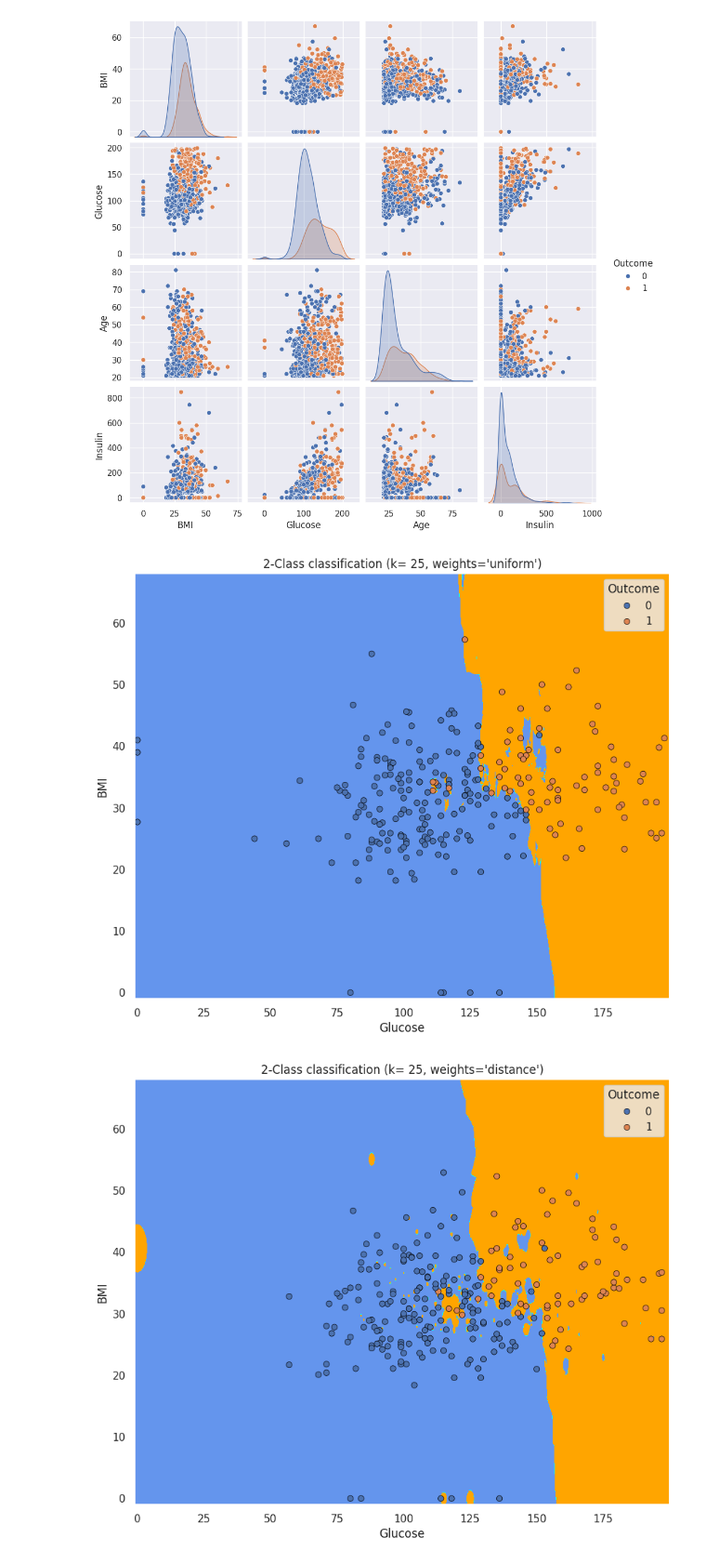
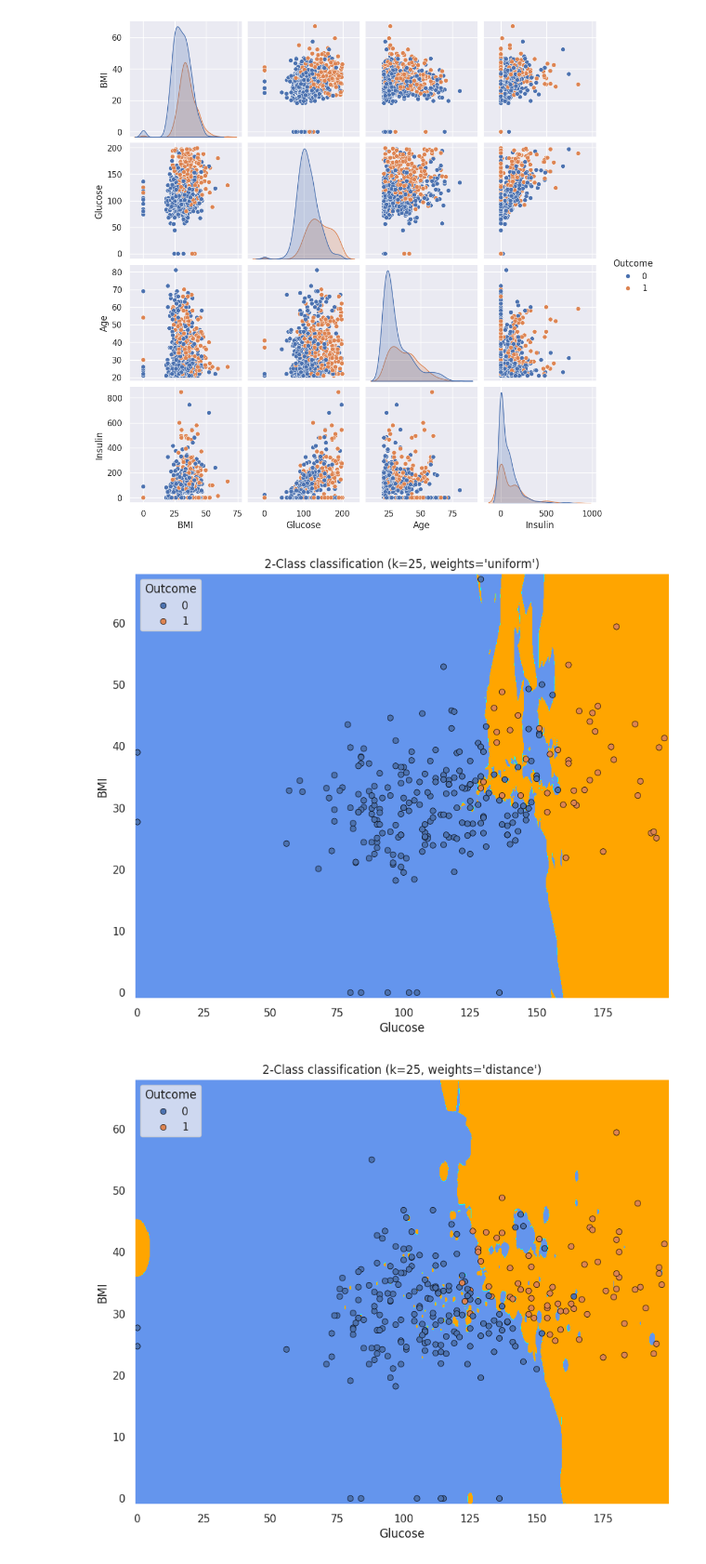
Before and after one commit to aleszcz/Aleks_portfolio, a Jupyter notebook: Stats/kNN_MLmodel_Diabetes_Preditction__Statistics.ipynb, the cells around one changed output. Shown at 93% size. Drawn from its saved outputs; the diff is of its cells as text; code cells hidden in the pictures.

```diff
--- a/Stats/kNN_MLmodel_Diabetes_Preditction__Statistics.ipynb
+++ b/Stats/kNN_MLmodel_Diabetes_Preditction__Statistics.ipynb
@@ -85,7 +85,7 @@ yfeed = 'BMI'
 n_neighbors = 10
 
 # Subsetting data
-x = diabetes[[xfeed, yfeed]].to_numpy()
+X = diabetes[[xfeed, yfeed]].to_numpy()
 
 # Data containing the labels
 y = diabetes.Outcome.to_numpy()
@@ -99,11 +99,11 @@ cmap_bold = ['darkorange', 'c', 'darkblue']
 for weights in ['uniform', 'distance']:
     # Create an instance of Neighbors Classifier and fit the data
     clf = neighbors.KNeighborsClassifier(n_neighbors, weights=weights)
-    clf.fit(x, y)
+    clf.fit(X, y)
 
     #plot the decision boundry
-    x_min, x_max= x[:,0].min()- 1, x[:,0].max()+ 1
-    y_min, y_max= x[:,1].min()- 1, x[:,1].max()+ 1
+    x_min, x_max= X[:,0].min()- 1, X[:,0].max()+ 1
+    y_min, y_max= X[:,1].min()- 1, X[:,1].max()+ 1
     xx,yy = np.meshgrid(np.arange(x_min, x_max, h), np.arange(y_min, y_max, h))
     Z= clf.predict(np.c_[xx.ravel(), yy.ravel()])
 
@@ -113,10 +113,12 @@ for weights in ['uniform', 'distance']:
     plt.contourf(xx, yy, Z, cmap= cmap_light)
 
     #plot the training points
-    sns.scatterplot(x= x[:,0], y= x[:,1], hue= y, palette= cmap_bold, alpha= 1.0, edgecolor= 'black')
+    sns.scatterplot(x= diabetes[xfeed], y= diabetes[yfeed], hue= diabetes.Outcome,
+                    alpha= 1.0, edgecolor= 'black')
     plt.xlim(xx.min(), xx.max())
     plt.ylim(yy.min(), yy.max())
-    plt.title(f"2-Class classification (k= %i, weights='%s')" % (n_neighbors, weights))
+    plt.title(f"2-Class classification (k= %i, weights='%s')"
+              % (n_neighbors, weights))
     plt.xlabel(xfeed)
     plt.ylabel(yfeed)
 
@@ -158,56 +160,62 @@ import pandas as pd
 import matplotlib.pyplot as plt
 from matplotlib.colors import ListedColormap
 import seaborn as sns
+from sklearn.model_selection import train_test_split
 from sklearn import neighbors
+
+# Define the columns to be used
 xfeed = 'Glucose'
 yfeed = 'BMI'
 n_neighbors = 25
 
+# Ensure 'diabetes' DataFrame is defined before this point
 # Subsetting data
-x = diabetes[[xfeed, yfeed]].to_numpy()
+X = diabetes[[xfeed, yfeed]].to_numpy()
 
 # Data containing the labels
 y = diabetes.Outcome.to_numpy()
 
-#step size in mesh
+# Step size in mesh
 h = 0.1
 cmap_light = ListedColormap(['cornflowerblue', 'cyan', 'orange'])
 cmap_bold = ['darkorange', 'c', 'darkblue']
 
-
 for weights in ['uniform', 'distance']:
-#split the dataset
-    x_train, x_test, y_train, y_test = train_test_split(x, y, test_size= 0.33)
+    # Split the dataset
+    X_train, X_test, y_train, y_test = train_test_split(X, y, test_size=0.33)
 
     # Create an instance of Neighbors Classifier and fit the data
     clf = neighbors.KNeighborsClassifier(n_neighbors, weights=weights)
-    clf.fit(x_train, y_train)
+    clf.fit(X_train, y_train)
 
-    #plot the decision boundry
-    x_min, x_max= x[:,0].min()- 1, x[:,0].max()+ 1
-    y_min, y_max= x[:,1].min()- 1, x[:,1].max()+ 1
-    xx,yy = np.meshgrid(np.arange(x_min, x_max, h), np.arange(y_min, y_max, h))
-    Z= clf.predict(np.c_[xx.ravel(), yy.ravel()])
+    # Plot the decision boundary
+    x_min, x_max = X[:, 0].min() - 1, X[:, 0].max() + 1
+    y_min, y_max = X[:, 1].min() - 1, X[:, 1].max() + 1
+    xx, yy = np.meshgrid(np.arange(x_min, x_max, h),
+                         np.arange(y_min, y_max, h))
 
-    #put into the color
-    Z= Z.reshape(xx.shape)
-    plt.figure(figsize=(10,8))
-    plt.contourf(xx, yy, Z, cmap= cmap_light)
-#running the clasyfier
-    y_pred =clf.predict(x_test)
-    dftesting= pd.DataFrame(x_test, columns= ['X','Y'])
-    dftesting['Outcome']= pd.DataFrame(y_pred)
+    Z = clf.predict(np.c_[xx.ravel(), yy.ravel()])
 
+    # Put into the color
+    Z = Z.reshape(xx.shape)
+    plt.figure(figsize=(10, 8))
+    plt.contourf(xx, yy, Z, cmap=cmap_light)
 
-    #plot the training points
-    sns.scatterplot(x= dftesting.X, y= dftesting.Y, hue= dftesting.Outcome, alpha= 1.0, edgecolor= 'black')
+    # Running the classifier
+    y_pred = clf.predict(X_test)
+    dftesting = pd.DataFrame(X_test, columns=['X', 'Y'])
+    dftesting['Outcome'] = y_pred
+
+    # Plot the training points
+    sns.scatterplot(x=dftesting.X, y=dftesting.Y, hue=dftesting.Outcome,
+                    alpha=1.0, edgecolor='black')
     plt.xlim(xx.min(), xx.max())
     plt.ylim(yy.min(), yy.max())
-    plt.title(f"2-Class classification (k= %i, weights='%s')"
-              % (n_neighbors, weights))
+    plt.title(f"2-Class classification (k={n_neighbors}, weights='{weights}')")
     plt.xlabel(xfeed)
     plt.ylabel(yfeed)
+
 plt.show()
 # %% [output]
-[figure, old version]
+[figure, new version]
-[figure, old version]
+[figure, new version]
```
Also changed, not shown: parts of 1 cell of this notebook.
